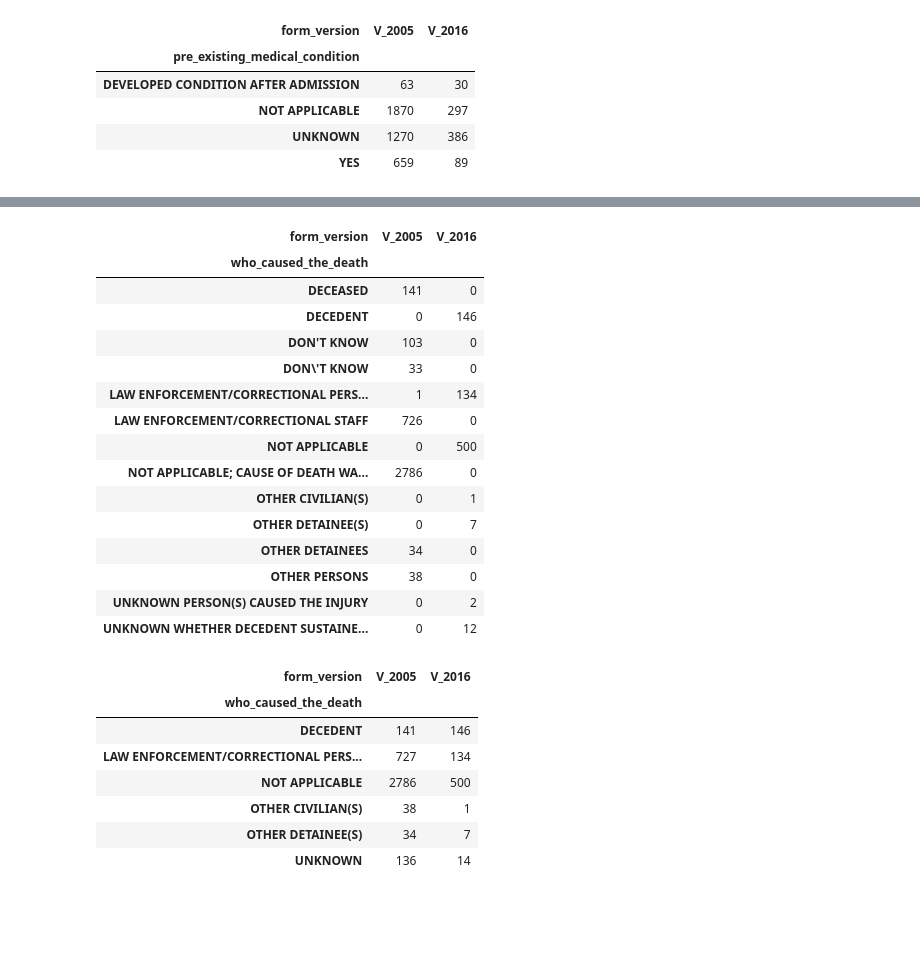
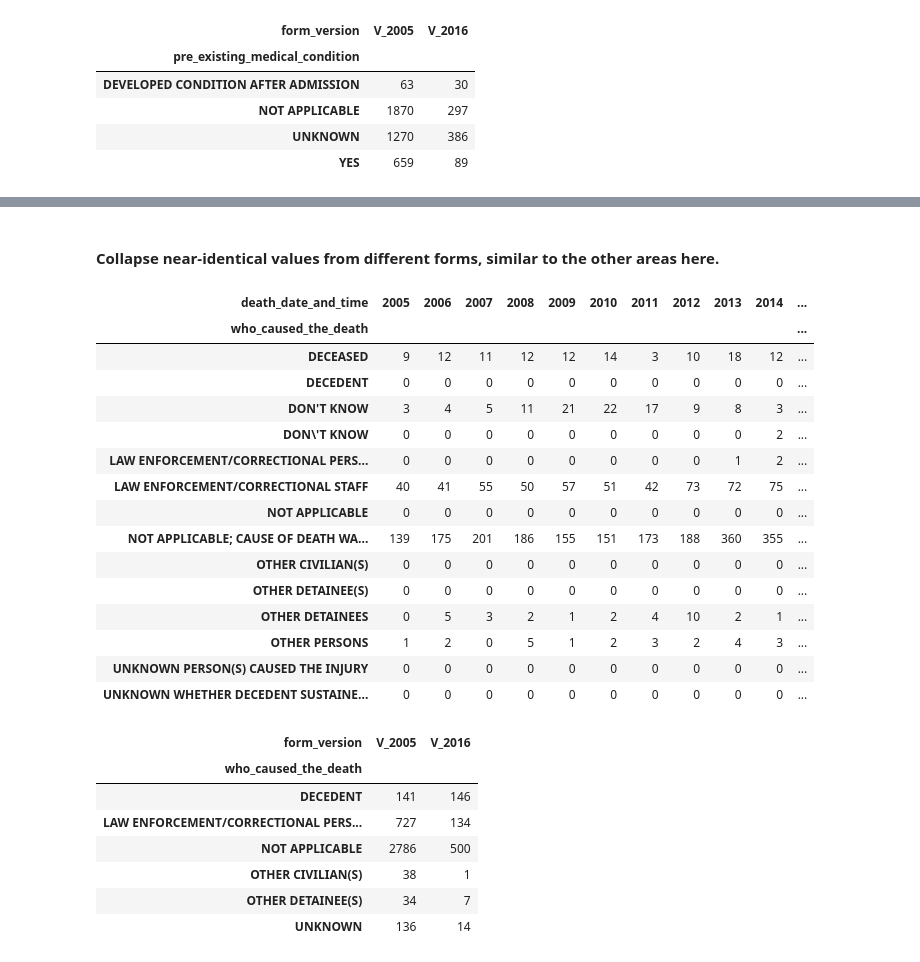
Before and after one commit to texas-justice-initiative/data-processing, a Jupyter notebook: data_cleaning/clean_cdr.ipynb, the cells around one changed output, grey strips where cells are left out. Drawn from its saved outputs; the diff is of its cells as text; code cells hidden in the pictures; blank space fills up the shorter version.

```diff
--- a/data_cleaning/clean_cdr.ipynb
+++ b/data_cleaning/clean_cdr.ipynb
@@ -91,6 +114,7 @@ keep_text = '''Both forms
 - Agency Name
 - Agency Zip
 - CDR: CDR Name
+- Census Tract
 - City
 - County
 - Date of Birth
@@ -103,6 +127,8 @@ keep_text = '''Both forms
 - First Name
 - Middle Name
 - Last Name
+- Latitude
+- Longitude
 - Suffix
 - Manner of Death
 - Manner of Death Description
@@ -132,9 +158,7 @@ keep_text = '''Both forms
 
 - Agency County
 - Custody Date NA
-- Custody Type Facility
 - Death Causer Other
-- Death Reason
 - Department Type
 - Entry Behavior
 - Ethnicity
@@ -149,9 +173,12 @@ keep_text = '''Both forms
 - Make suicidal statements?
 - Race'''
 keep_cols = []
+drop_cols = set(cdr.columns)
 for line in keep_text.splitlines():
     if line.startswith('- '):
-        keep_cols.append(line[2:])
+        colname = line[2:]
+        keep_cols.append(colname)
+        drop_cols.remove(colname)
 # %%
 col_renames = {}
 for c in keep_cols:
@@ -320,7 +318,7 @@ county_lookup = cdr['agency_name'].apply(lambda name: agency_county.get(name, np
 cdr['agency_county'] = county_lookup.fillna(cdr['agency_county'])
 
 # Manually handle one major agency
-cdr.loc[cdr['agency_name'] == 'TDCJOFFICE OF THE INSPECTOR GENERAL', 'agency_county'] = 'STATE'
+cdr.loc[cdr['agency_name'] == 'TEXAS DEPT OF CRIMINAL JUSTICE', 'agency_county'] = 'STATE'
 # %%
 # Check that we are only missing counties for a paltry few records now.
 cdr[cdr['agency_county'].isnull()]['agency_name'].value_counts()
@@ -421,0 +433,7 @@ pd.crosstab(cdr.means_of_death, cdr.form_version)
+# %%
+other_values = ['UNKNOWN', 'VEHICLE ACCIDENT', 'KNIFE / EDGED INSTRUMENT', 'BATON / BLUNT INSTRUMENT']
+indices = cdr['means_of_death'].isin(other_values)
+cdr.loc[indices, 'means_of_death_other'] = cdr.loc[indices, 'means_of_death']
+cdr.loc[indices, 'means_of_death'] = 'OTHER, SPECIFY'
+
+pd.crosstab(cdr.means_of_death, cdr.form_version)
@@ -527,22 +561,24 @@ pd.crosstab(cdr.form_version, cdr.pre_existing_medical_condition).T
+# %% [markdown]
+#### Collapse near-identical values from different forms, similar to the other areas here.
 # %%
-pd.crosstab(cdr.who_caused_the_death, cdr.form_version)
+pd.crosstab(cdr.who_caused_the_death, cdr.death_date_and_time.dt.year)
 # %% [output]
-| form_version | V_2005 | V_2016 |
-| who_caused_the_death |  |  |
-| DECEASED | 141 | 0 |
-| DECEDENT | 0 | 146 |
-| DON'T KNOW | 103 | 0 |
-| DON\'T KNOW | 33 | 0 |
-| LAW ENFORCEMENT/CORRECTIONAL PERS... | 1 | 134 |
-| LAW ENFORCEMENT/CORRECTIONAL STAFF | 726 | 0 |
-| NOT APPLICABLE | 0 | 500 |
-| NOT APPLICABLE; CAUSE OF DEATH WA... | 2786 | 0 |
-| OTHER CIVILIAN(S) | 0 | 1 |
-| OTHER DETAINEE(S) | 0 | 7 |
-| OTHER DETAINEES | 34 | 0 |
-| OTHER PERSONS | 38 | 0 |
-| UNKNOWN PERSON(S) CAUSED THE INJURY | 0 | 2 |
-| UNKNOWN WHETHER DECEDENT SUSTAINE... | 0 | 12 |
+| death_date_and_time | 2005 | 2006 | 2007 | 2008 | 2009 | 2010 | 2011 | 2012 | 2013 | 2014 | ... |
+| who_caused_the_death |  |  |  |  |  |  |  |  |  |  | ... |
+| DECEASED | 9 | 12 | 11 | 12 | 12 | 14 | 3 | 10 | 18 | 12 | ... |
+| DECEDENT | 0 | 0 | 0 | 0 | 0 | 0 | 0 | 0 | 0 | 0 | ... |
+| DON'T KNOW | 3 | 4 | 5 | 11 | 21 | 22 | 17 | 9 | 8 | 3 | ... |
+| DON\'T KNOW | 0 | 0 | 0 | 0 | 0 | 0 | 0 | 0 | 0 | 2 | ... |
+| LAW ENFORCEMENT/CORRECTIONAL PERS... | 0 | 0 | 0 | 0 | 0 | 0 | 0 | 0 | 1 | 2 | ... |
+| LAW ENFORCEMENT/CORRECTIONAL STAFF | 40 | 41 | 55 | 50 | 57 | 51 | 42 | 73 | 72 | 75 | ... |
+| NOT APPLICABLE | 0 | 0 | 0 | 0 | 0 | 0 | 0 | 0 | 0 | 0 | ... |
+| NOT APPLICABLE; CAUSE OF DEATH WA... | 139 | 175 | 201 | 186 | 155 | 151 | 173 | 188 | 360 | 355 | ... |
+| OTHER CIVILIAN(S) | 0 | 0 | 0 | 0 | 0 | 0 | 0 | 0 | 0 | 0 | ... |
+| OTHER DETAINEE(S) | 0 | 0 | 0 | 0 | 0 | 0 | 0 | 0 | 0 | 0 | ... |
+| OTHER DETAINEES | 0 | 5 | 3 | 2 | 1 | 2 | 4 | 10 | 2 | 1 | ... |
+| OTHER PERSONS | 1 | 2 | 0 | 5 | 1 | 2 | 3 | 2 | 4 | 3 | ... |
+| UNKNOWN PERSON(S) CAUSED THE INJURY | 0 | 0 | 0 | 0 | 0 | 0 | 0 | 0 | 0 | 0 | ... |
+| UNKNOWN WHETHER DECEDENT SUSTAINE... | 0 | 0 | 0 | 0 | 0 | 0 | 0 | 0 | 0 | 0 | ... |
 # %%
 replacements = {
     'DECEASED': 'DECEDENT',
```
Also changed, not shown: parts of 48 cells of this notebook, 2 other files.
